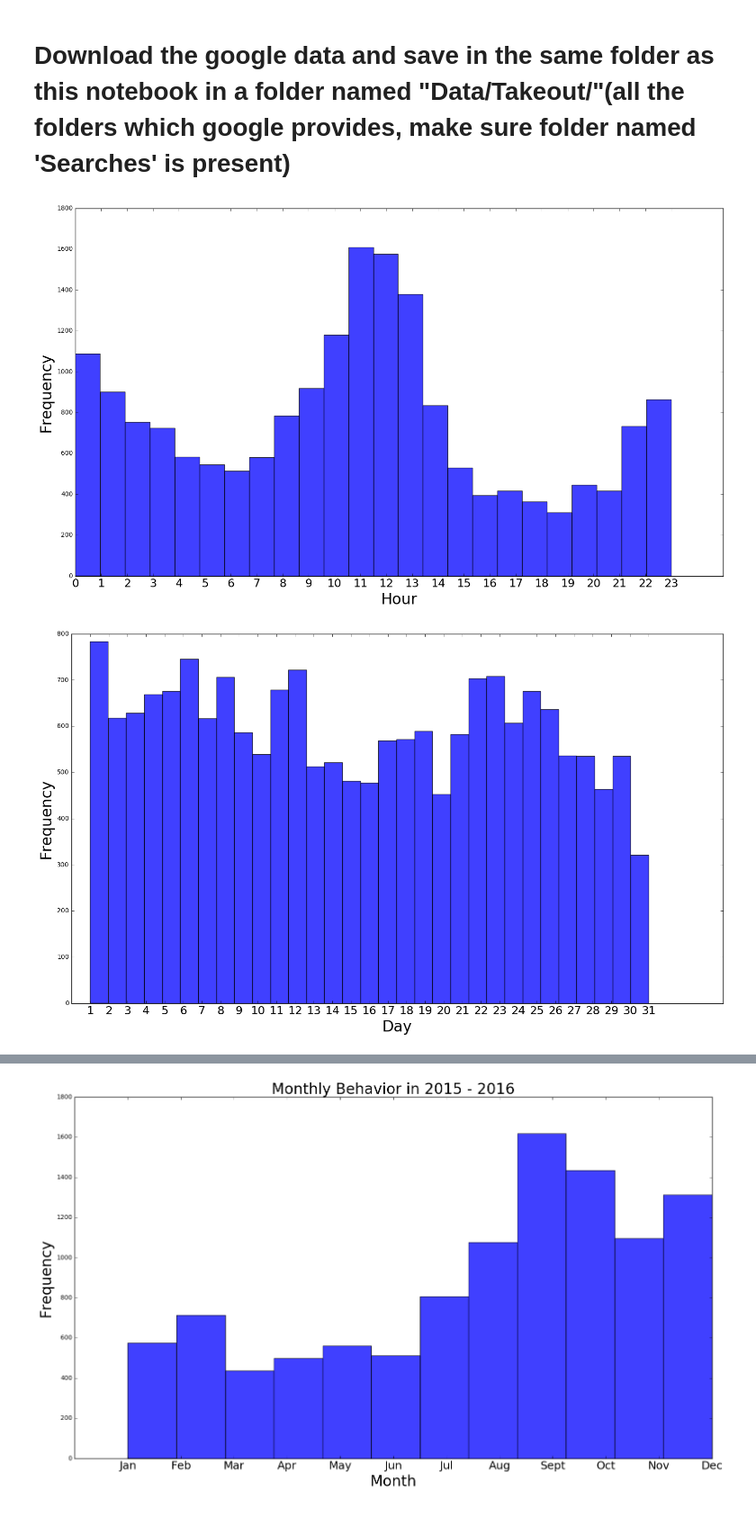
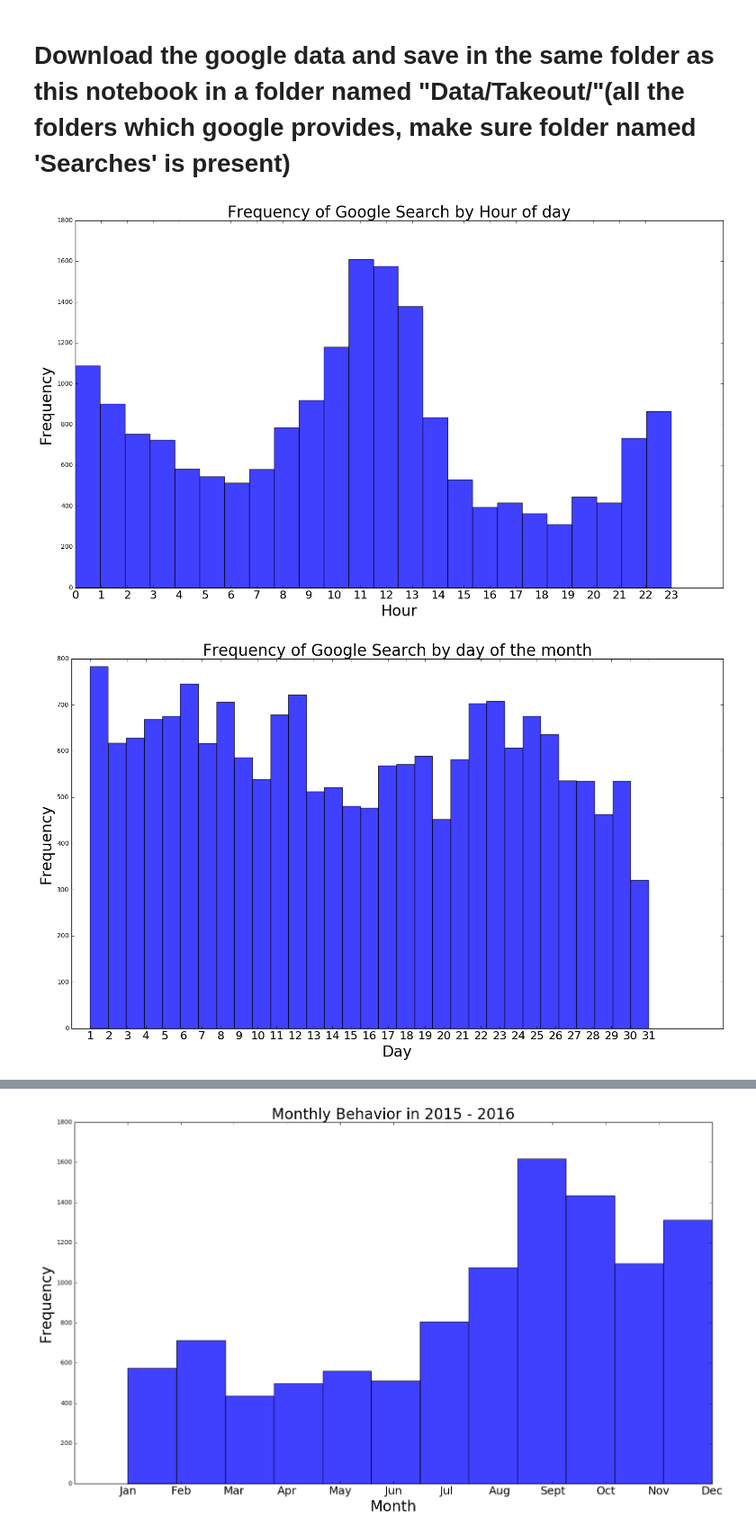
Before and after one commit to vishelar/Google_search_analyser, a Jupyter notebook: my_google_searches.ipynb, the cells around one changed output, grey strips where cells are left out. Shown at 90% size. Drawn from its saved outputs; the diff is of its cells as text; code cells hidden in the pictures.

```diff
--- a/my_google_searches.ipynb
+++ b/my_google_searches.ipynb
@@ -34,17 +34,19 @@ n, bins, patches = plt.hist(hours, 24, facecolor='blue', alpha=0.75)
 plt.xticks(range(24), range(24), fontsize=18)
 plt.xlabel('Hour', fontsize=24)
 plt.ylabel('Frequency', fontsize=24)
+plt.title("Frequency of Google Search by Hour of day", fontsize=25)
 plt.gcf().set_size_inches(18.5, 10.5, forward=True)
 plt.show()
 # %% [output]
-[figure, old version]
+[figure, new version]
 # %%
 days = [datetime.datetime.strptime(i, '%Y-%m-%d %H:%M:%S').day for i in dates]
 n, bins, patches = plt.hist(days, 31, facecolor='blue', alpha=0.75)
 plt.xticks(range(1,32), range(1,32), fontsize=18)
 plt.xlabel('Day', fontsize=24)
 plt.ylabel('Frequency', fontsize=24)
+plt.title("Frequency of Google Search by day of the month", fontsize=25)
 plt.gcf().set_size_inches(18.5, 10.5, forward=True)
 plt.show()
 # %% [output]
-[figure, old version]
+[figure, new version]
```
Also changed, not shown: parts of 5 cells of this notebook.
